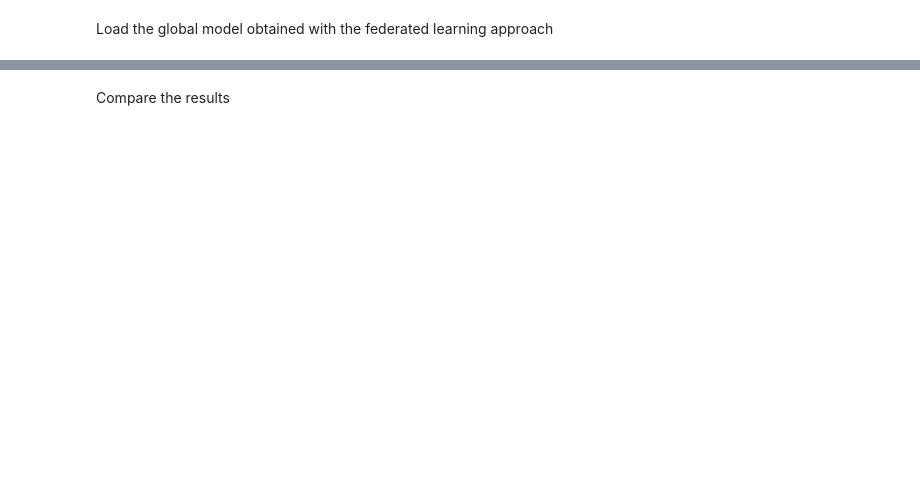
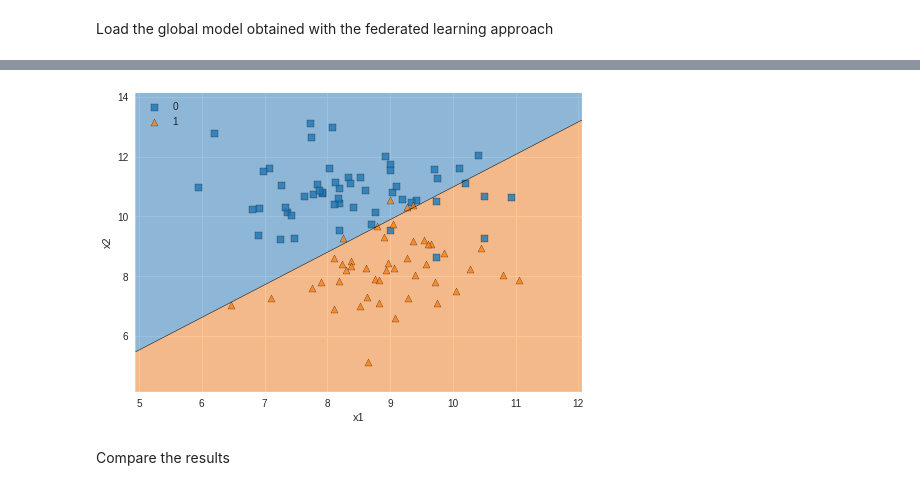
Before and after one commit to samuelfabrizi/TOBE-LearneD, a Jupyter notebook: notebooks/models_comparison.ipynb, the cells around one changed output, grey strips where cells are left out. Drawn from its saved outputs; the diff is of its cells as text; code cells hidden in the pictures; blank space fills up the shorter version.

```diff
--- a/notebooks/models_comparison.ipynb
+++ b/notebooks/models_comparison.ipynb
@@ -78,3 +85,10 @@ fl_model.evaluate(x_test, y_test)
+# %%
+plot_decision_regions(x_test, y_test, clf=fl_model, legend=2)
+plt.xlabel("x1")
+plt.ylabel("x2")
+plt.show()
+# %% [output]
+[figure, added]
 # %% [markdown]
 Compare the results
 # %%
```
Also changed, not shown: parts of 6 cells of this notebook, 1 other file.
